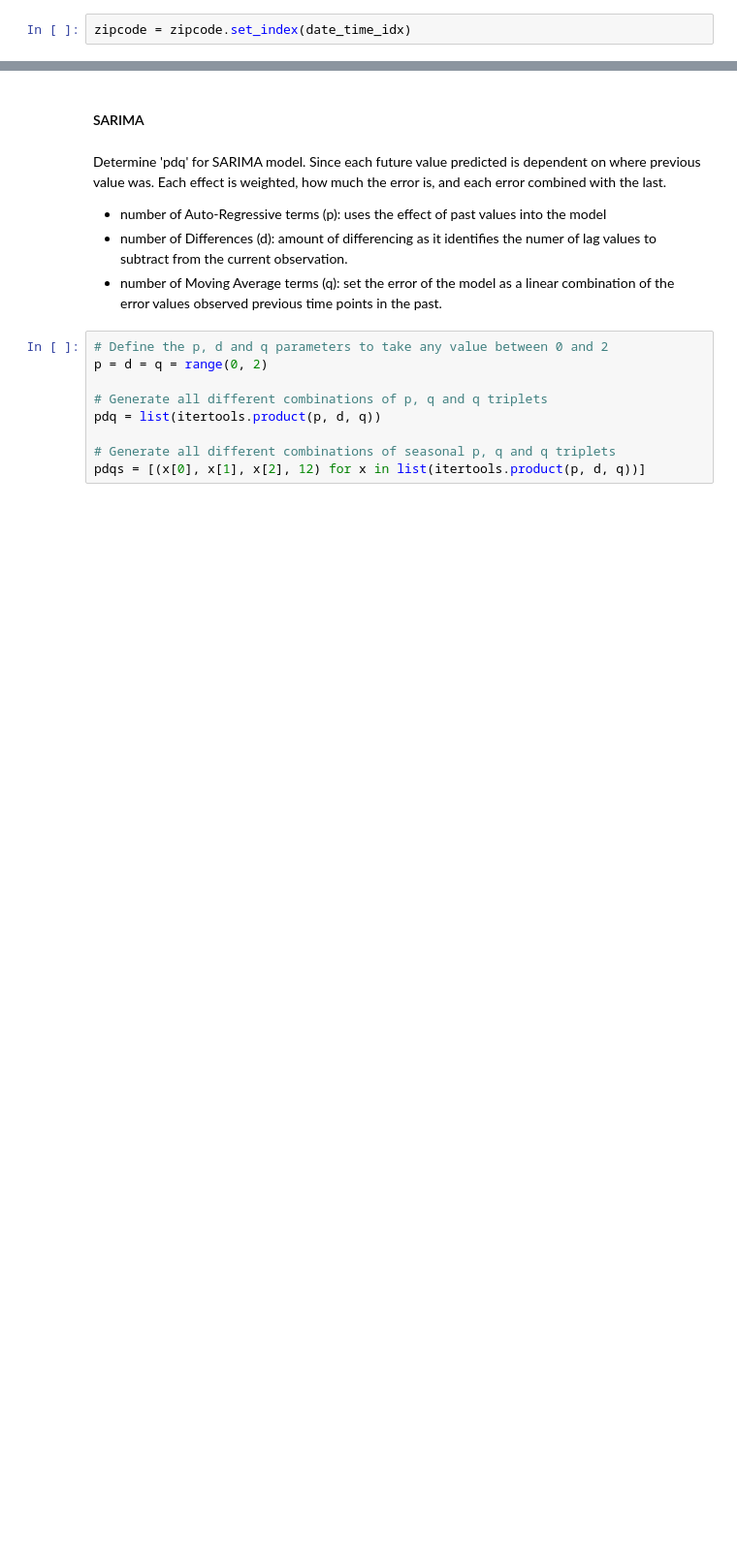
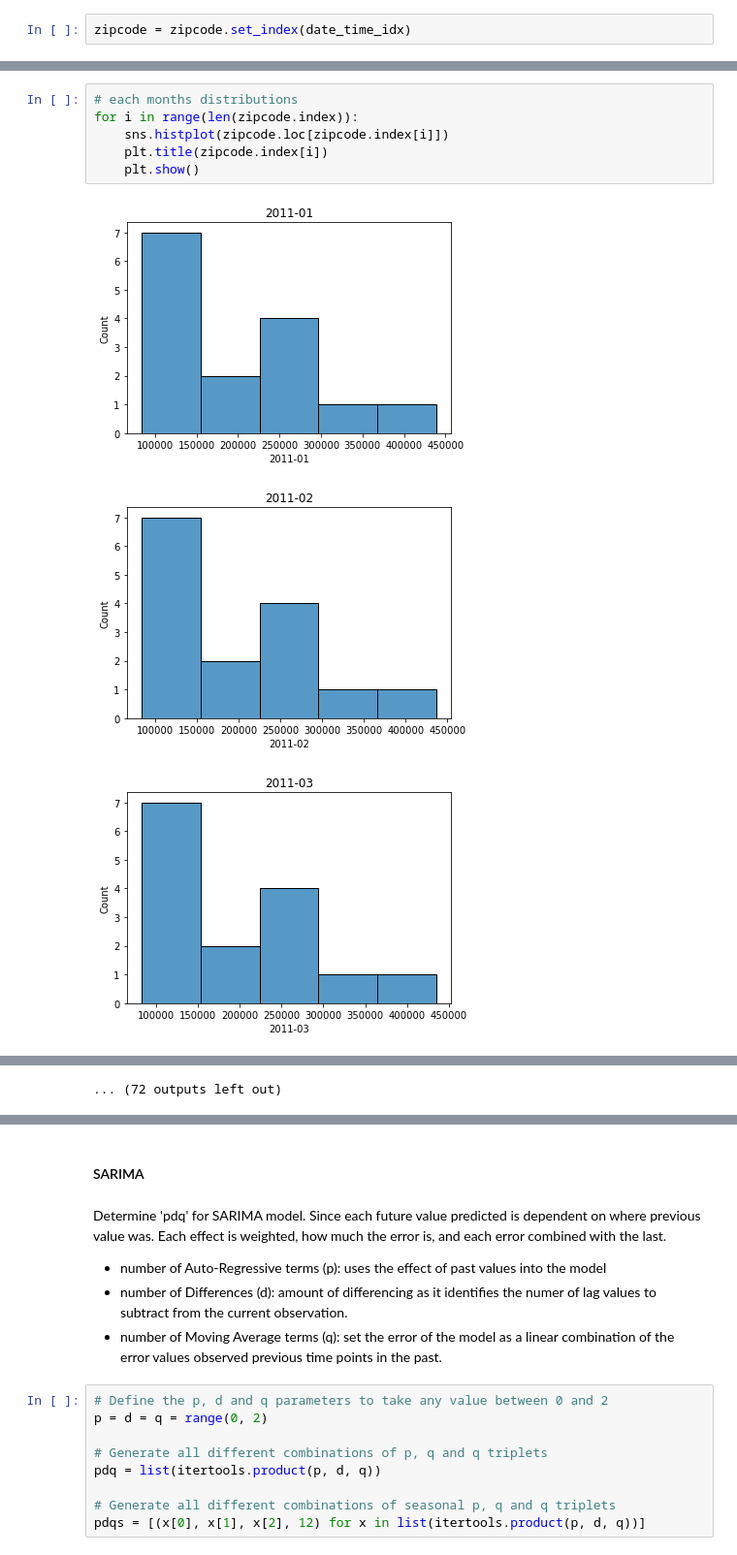
Before and after one commit to Blue723/Housing_Time_Series, a Jupyter notebook: Time_Series_notebook.ipynb, the cells around one changed output, grey strips where cells are left out. Shown at 97% size. Cells and saved outputs as stored; diff of their text form; blank space fills up the shorter version.

```diff
--- a/Time_Series_notebook.ipynb
+++ b/Time_Series_notebook.ipynb
@@ -235,0 +328,10 @@ zipcode.plot(figsize=(20,10),
+# %%
+# each months distributions
+for i in range(len(zipcode.index)):
+    sns.histplot(zipcode.loc[zipcode.index[i]])
+    plt.title(zipcode.index[i])
+    plt.show()
+# %% [output]
+[figure, added]
+[figure, added]
+[figure, added]
@@ -235,0 +347 @@ zipcode.plot(figsize=(20,10),
+... (72 outputs left out)
```
Also changed, not shown: parts of 15 cells of this notebook, 3 other files.
